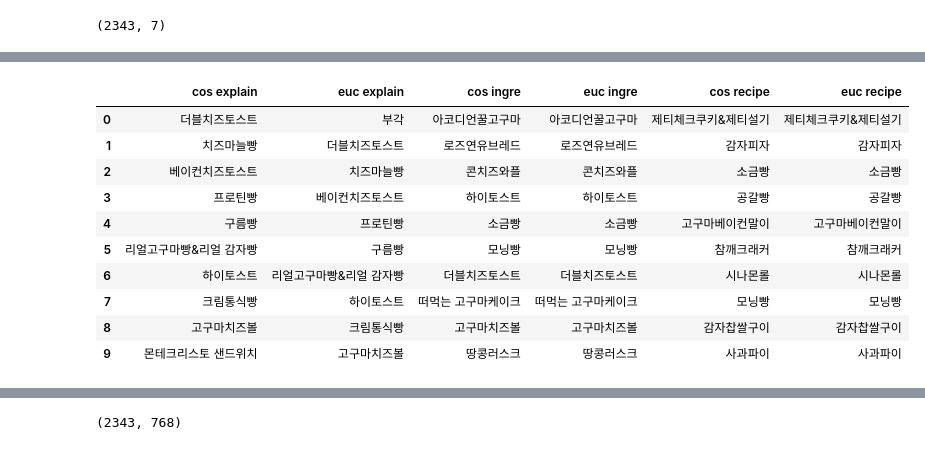
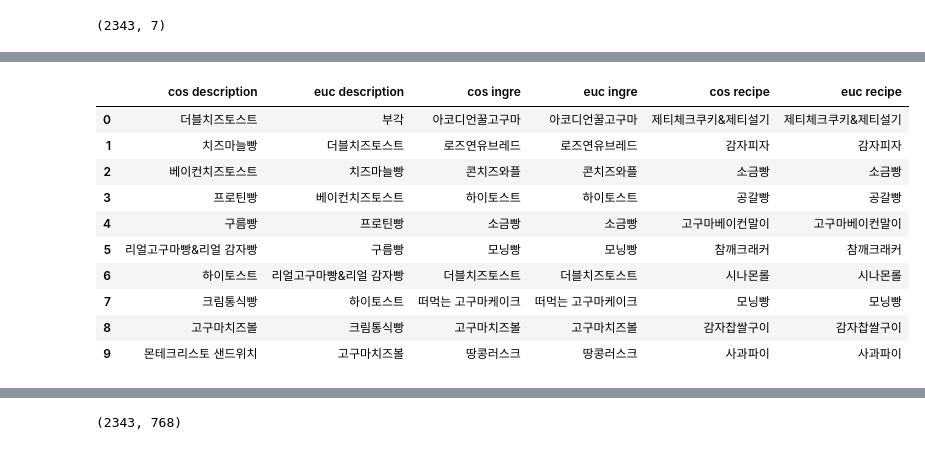
Before and after one commit to parkm2ngyu00/MachineLearningPractice, a Jupyter notebook: FarmKit/08 09/만개의레시피.ipynb, the cells around one changed output, grey strips where cells are left out. Drawn from its saved outputs; the diff is of its cells as text; code cells hidden in the pictures.

Commit message:
explain to description

```diff
--- a/FarmKit/08 09/만개의레시피.ipynb
+++ b/FarmKit/08 09/만개의레시피.ipynb
@@ -14,6 +14,6 @@ df.shape
 # %%
 df.reset_index(inplace=True)
 df.drop(['index', 'id'], inplace=True, axis=1)
-df.rename(columns={'설명':'explain'}, inplace=True)
+df.rename(columns={'설명':'description'}, inplace=True)
 df.head()
 # %% [output]
@@ -27,16 +27,16 @@ df.head()
 from sklearn.feature_extraction.text import TfidfVectorizer
 
 tfidf = TfidfVectorizer(stop_words='english')
-tfidf_matrix_explain = tfidf.fit_transform(df['explain'])
+tfidf_matrix_description = tfidf.fit_transform(df['description'])
 tfidf_matrix_ingre = tfidf.fit_transform(df['ingre'])
 tfidf_matrix_recipe = tfidf.fit_transform(df['recipe'])
 # %%
 from sklearn.metrics.pairwise import cosine_similarity, euclidean_distances
 
-cosine_sim_explain = cosine_similarity(tfidf_matrix_explain, tfidf_matrix_explain)
+cosine_sim_description = cosine_similarity(tfidf_matrix_description, tfidf_matrix_description)
 cosine_sim_ingre = cosine_similarity(tfidf_matrix_ingre, tfidf_matrix_ingre)
 cosine_sim_recipe = cosine_similarity(tfidf_matrix_recipe, tfidf_matrix_recipe)
-distance_sim_explain = euclidean_distances(tfidf_matrix_explain, tfidf_matrix_explain)
+distance_sim_description = euclidean_distances(tfidf_matrix_description, tfidf_matrix_description)
 distance_sim_ingre = euclidean_distances(tfidf_matrix_ingre, tfidf_matrix_ingre)
 distance_sim_recipe = euclidean_distances(tfidf_matrix_recipe, tfidf_matrix_recipe)
 # %%
@@ -62,19 +62,19 @@ def get_recommendations(title, sim, reverse):
   # 인덱스 정보를 통해 음식명 추출
   return list(df['식품명'].iloc[movie_indices])
 # %%
-def to_dataframe (cos_explain, euc_explain, cos_ingre, euc_ingre, cos_recipe, euc_recipe):
+def to_dataframe (cos_description, euc_description, cos_ingre, euc_ingre, cos_recipe, euc_recipe):
     df = pd.DataFrame()
-    df['cos explain'] = cos_explain
-    df['euc explain'] = euc_explain
+    df['cos description'] = cos_description
+    df['euc description'] = euc_description
     df['cos ingre'] = cos_ingre
     df['euc ingre'] = euc_ingre
     df['cos recipe'] = cos_recipe
     df['euc recipe'] = euc_recipe
     return df
 # %%
-to_dataframe(get_recommendations('고구마치즈빵', cosine_sim_explain, True), get_recommendations('고구마치즈빵', distance_sim_explain, False), get_recommendations('고구마치즈빵', cosine_sim_ingre, True), get_recommendations('고구마치즈빵', distance_sim_ingre, False), get_recommendations('고구마치즈빵', cosine_sim_recipe, True), get_recommendations('고구마치즈빵', distance_sim_recipe, False))
+to_dataframe(get_recommendations('고구마치즈빵', cosine_sim_description, True), get_recommendations('고구마치즈빵', distance_sim_description, False), get_recommendations('고구마치즈빵', cosine_sim_ingre, True), get_recommendations('고구마치즈빵', distance_sim_ingre, False), get_recommendations('고구마치즈빵', cosine_sim_recipe, True), get_recommendations('고구마치즈빵', distance_sim_recipe, False))
 # %% [output]
-|  | cos explain | euc explain | cos ingre | euc ingre | cos recipe | euc recipe |
+|  | cos description | euc description | cos ingre | euc ingre | cos recipe | euc recipe |
 | 0 | 더블치즈토스트 | 부각 | 아코디언꿀고구마 | 아코디언꿀고구마 | 제티체크쿠키&제티설기 | 제티체크쿠키&제티설기 |
 | 1 | 치즈마늘빵 | 더블치즈토스트 | 로즈연유브레드 | 로즈연유브레드 | 감자피자 | 감자피자 |
 | 2 | 베이컨치즈토스트 | 치즈마늘빵 | 콘치즈와플 | 콘치즈와플 | 소금빵 | 소금빵 |
```
Also changed, not shown: parts of 5 cells of this notebook, 1 other file.
